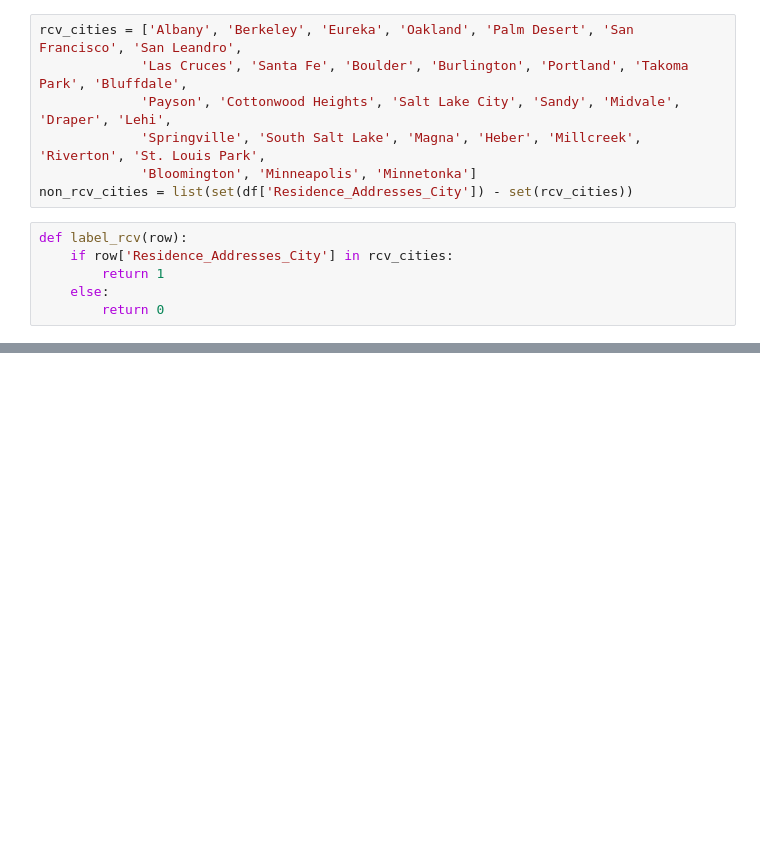
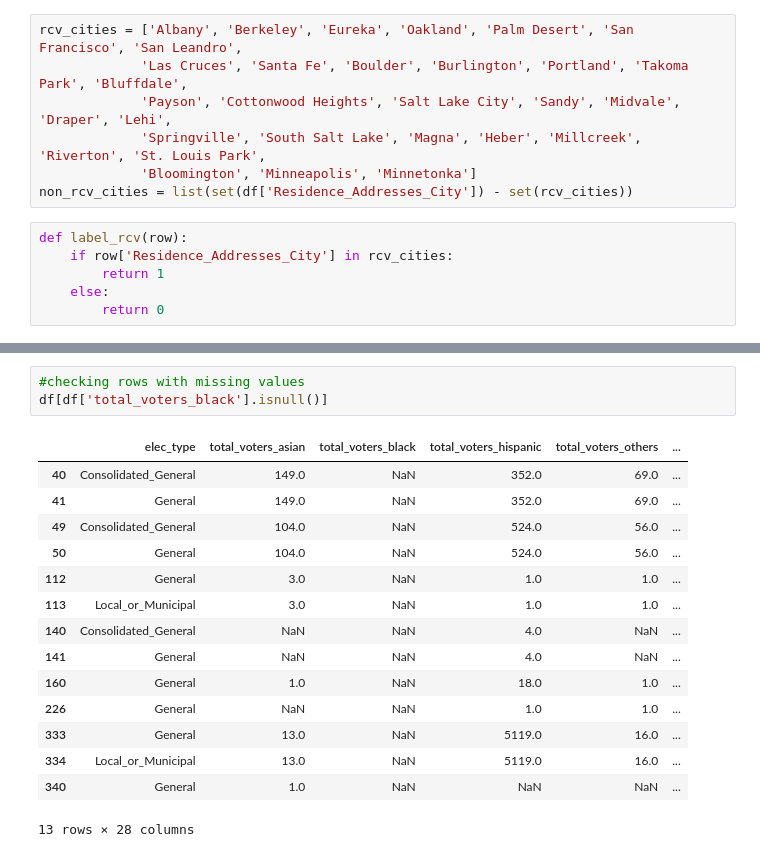
Before and after one commit to jnshzk/capstone, a Jupyter notebook: models.ipynb, the cells around one changed output, grey strips where cells are left out. Saved outputs shown, nothing was run; the diff lists cells and outputs as text; blank space fills up the shorter version.

```diff
--- a/models.ipynb
+++ b/models.ipynb
@@ -79,0 +107,19 @@ df.head()
+# %%
+#checking rows with missing values
+df[df['total_voters_black'].isnull()]
+# %% [output]
+|  | elec_type | total_voters_asian | total_voters_black | total_voters_hispanic | total_voters_others | ... |
+| 40 | Consolidated_General | 149.0 | NaN | 352.0 | 69.0 | ... |
+| 41 | General | 149.0 | NaN | 352.0 | 69.0 | ... |
+| 49 | Consolidated_General | 104.0 | NaN | 524.0 | 56.0 | ... |
+| 50 | General | 104.0 | NaN | 524.0 | 56.0 | ... |
+| 112 | General | 3.0 | NaN | 1.0 | 1.0 | ... |
+| 113 | Local_or_Municipal | 3.0 | NaN | 1.0 | 1.0 | ... |
+| 140 | Consolidated_General | NaN | NaN | 4.0 | NaN | ... |
+| 141 | General | NaN | NaN | 4.0 | NaN | ... |
+| 160 | General | 1.0 | NaN | 18.0 | 1.0 | ... |
+| 226 | General | NaN | NaN | 1.0 | 1.0 | ... |
+| 333 | General | 13.0 | NaN | 5119.0 | 16.0 | ... |
+| 334 | Local_or_Municipal | 13.0 | NaN | 5119.0 | 16.0 | ... |
+| 340 | General | 1.0 | NaN | NaN | NaN | ... |
+13 rows × 28 columns
```
Also changed, not shown: parts of 12 cells of this notebook.
